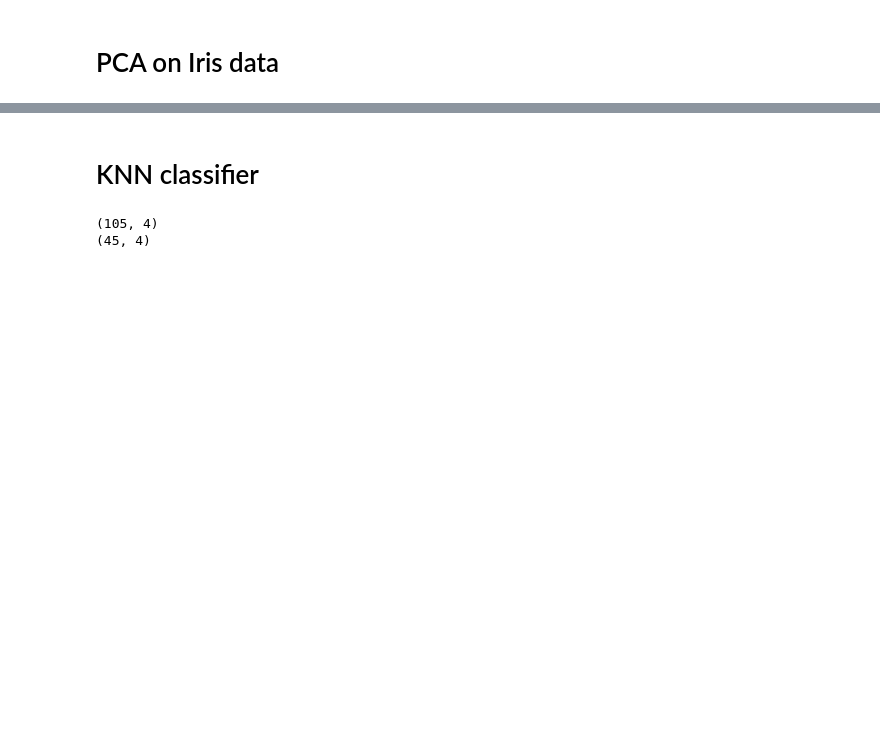
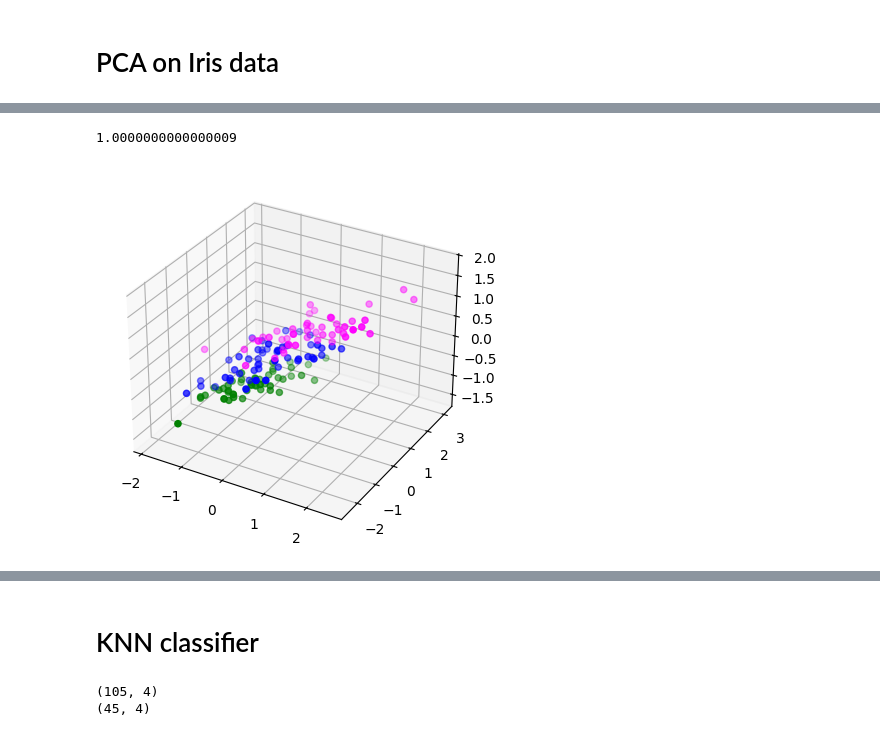
Before and after one commit to Mark1507/Kovychev_MLF, a Jupyter notebook: lab_04.ipynb, the cells around one changed output, grey strips where cells are left out. Cells and saved outputs as stored; diff of their text form; code cells hidden in the pictures; blank space fills up the shorter version.

```diff
--- a/lab_04.ipynb
+++ b/lab_04.ipynb
@@ -45,3 +69,20 @@ plt.show
+# %%
+# Plot the principal components in 2D, mark different targets in color
+from sklearn import preprocessing
+from sklearn.preprocessing import StandardScaler
+Xscaler = StandardScaler()
+Xpp=Xscaler.fit_transform(X)
+
+# you can plot the transformed feature space in 3D:
+axes2=plt.axes(projection='3d')
+axes2.scatter3D(Xpp[y==0,0],Xpp[y==0,1],Xpp[y==0,2],color='green')
+axes2.scatter3D(Xpp[y==1,0],Xpp[y==1,1],Xpp[y==1,2],color='blue')
+axes2.scatter3D(Xpp[y==2,0],Xpp[y==2,1],Xpp[y==2,2],color='magenta')
+plt.show
+print(np.var(Xpp[:,1]))
+# %% [output]
+1.0000000000000009
+[figure, added]
 # %%
 # Pre-processing is an important step, you can try either StandardScaler (zero mean, unit variance of features)
 # or MinMaxScaler (to interval from 0 to 1)
```
Also changed, not shown: parts of 8 cells of this notebook.
